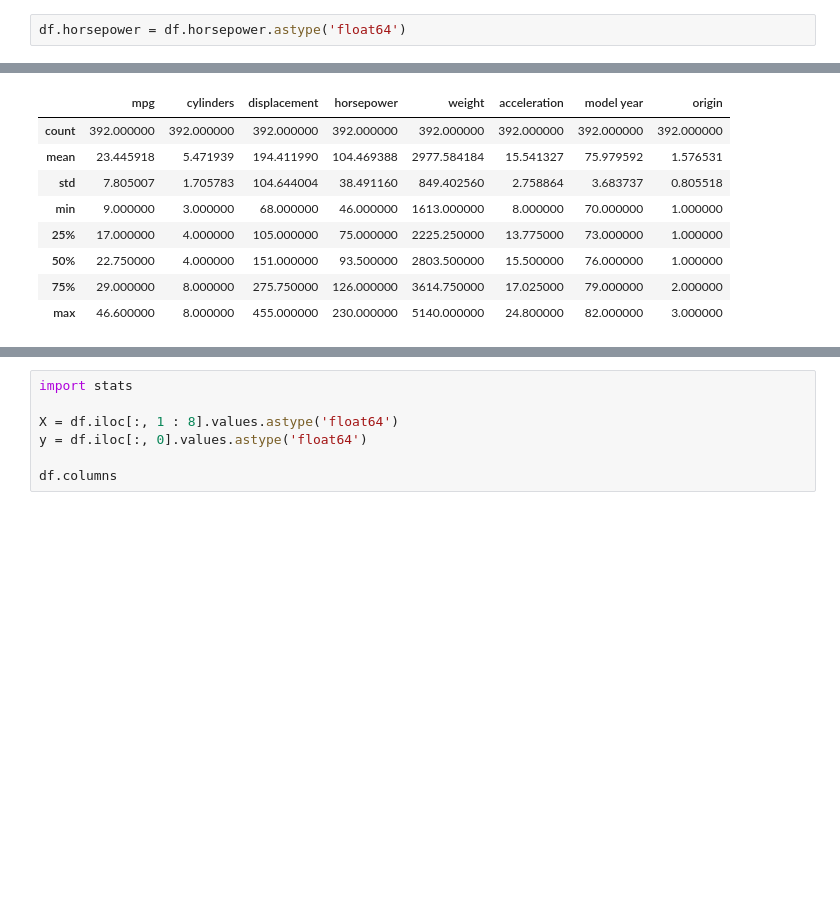
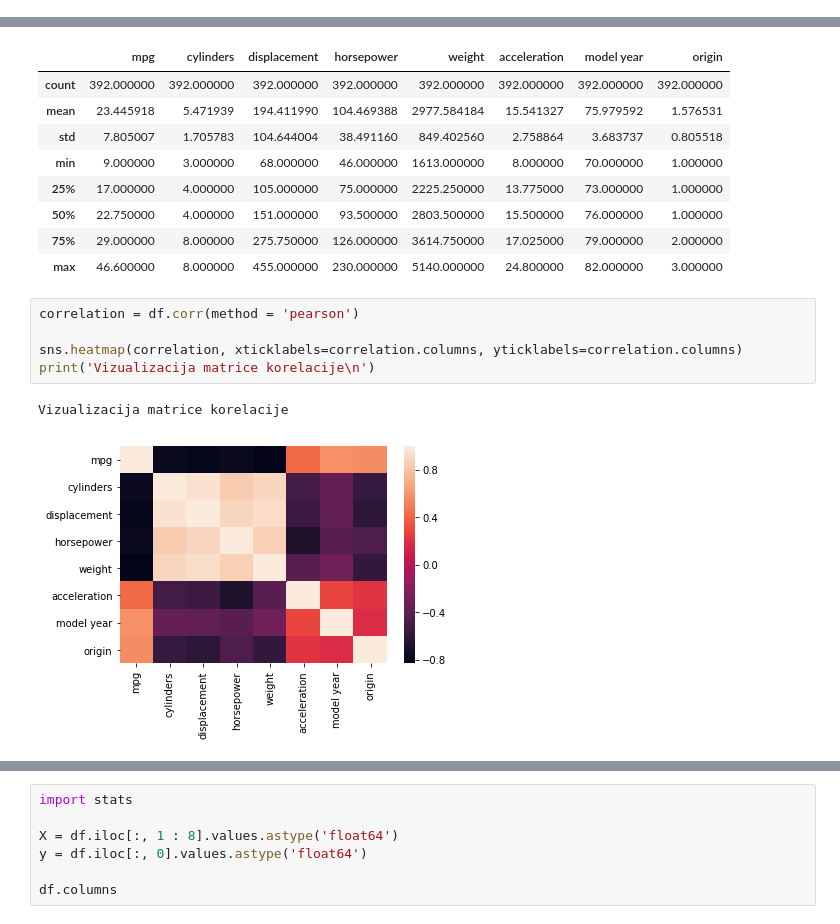
Before and after one commit to aleksandarskrbic/car-economy-ori, a Jupyter notebook: ori_notebook.ipynb, the cells around one changed output, grey strips where cells are left out. Drawn from its saved outputs; the diff is of its cells as text; blank space fills up the shorter version.

Commit message:
added dataset description, visualization

```diff
--- a/ori_notebook.ipynb
+++ b/ori_notebook.ipynb
@@ -33,5 +53,3 @@ Vrednosti u horsepower koloni su stringovi pa ih treba konvertovati u broj
 type(df.horsepower[0])
 # %% [output]
 str
-# %%
-df.horsepower = df.horsepower.astype('float64')
@@ -65,3 +81,11 @@ df.describe()
 | 50% | 22.750000 | 4.000000 | 151.000000 | 93.500000 | 2803.500000 | 15.500000 | 76.000000 | 1.000000 |
 | 75% | 29.000000 | 8.000000 | 275.750000 | 126.000000 | 3614.750000 | 17.025000 | 79.000000 | 2.000000 |
 | max | 46.600000 | 8.000000 | 455.000000 | 230.000000 | 5140.000000 | 24.800000 | 82.000000 | 3.000000 |
+# %%
+correlation = df.corr(method = 'pearson')
+
+sns.heatmap(correlation, xticklabels=correlation.columns, yticklabels=correlation.columns)
+print('Vizualizacija matrice korelacije\n')
+# %% [output]
+Vizualizacija matrice korelacije
+[figure, added]
```
Also changed, not shown: parts of 31 cells of this notebook.
